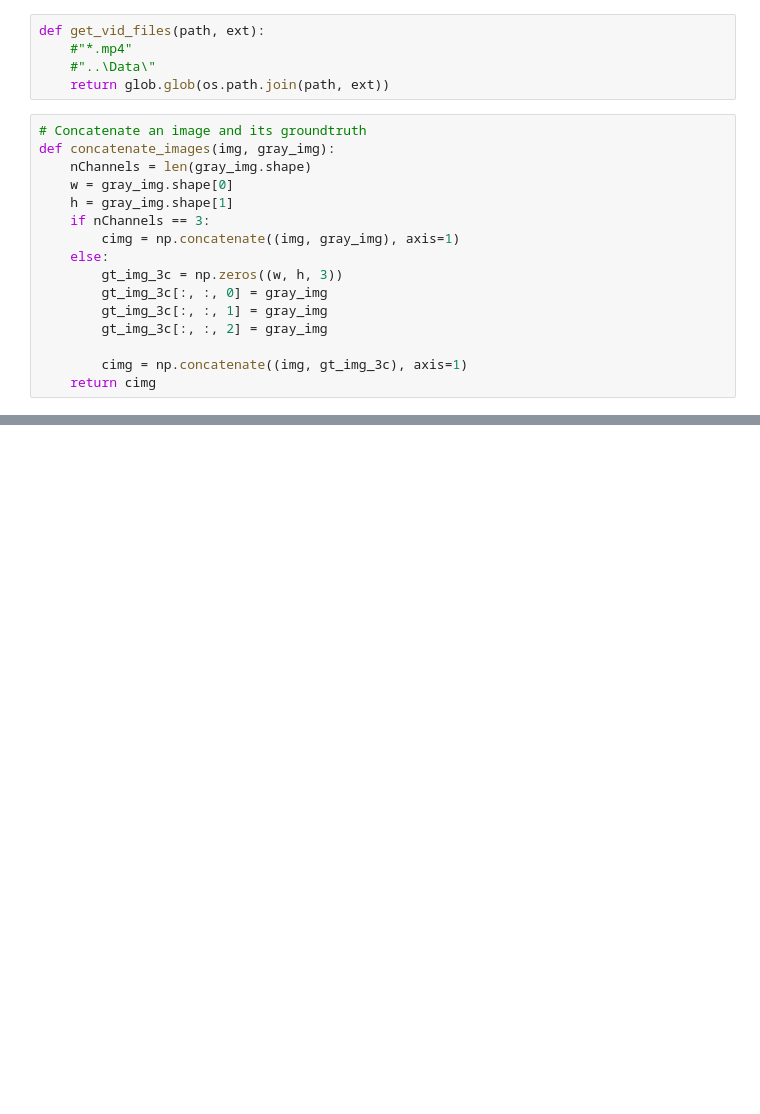
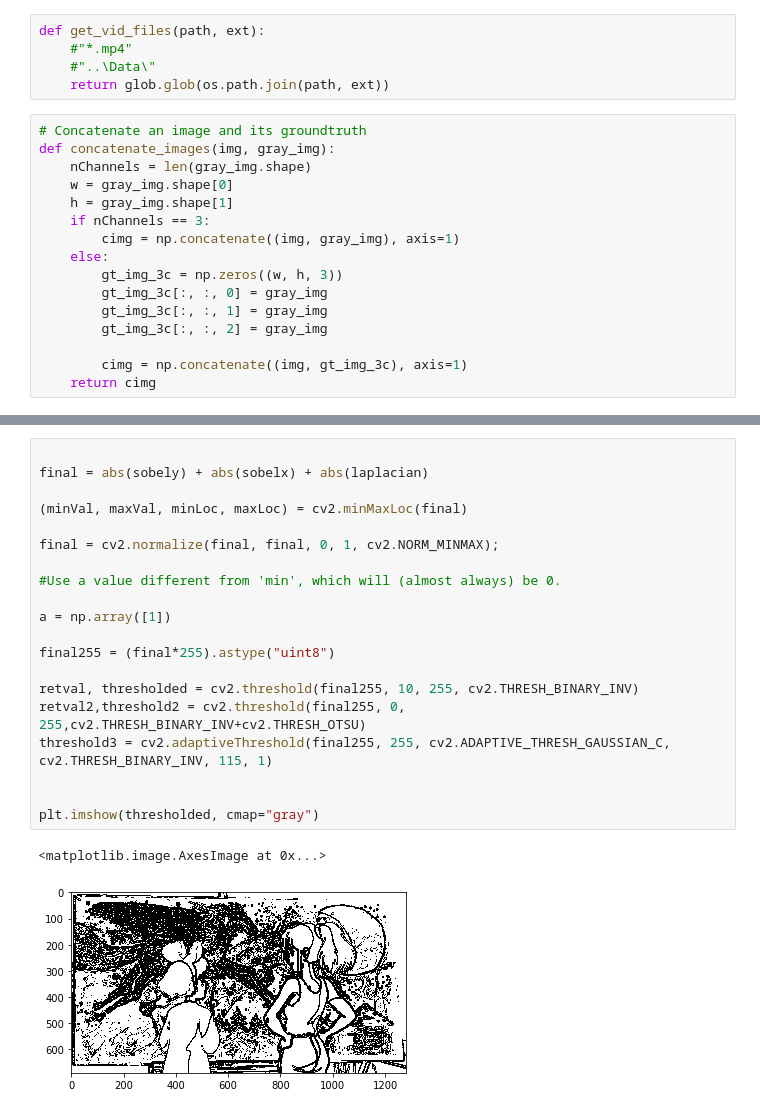
Before and after one commit to Ahaeflig/Colorist, a Jupyter notebook: Code/DatasetBuilder.ipynb, the cells around one changed output, grey strips where cells are left out. Cells and saved outputs as stored; diff of their text form; blank space fills up the shorter version.

```diff
--- a/Code/DatasetBuilder.ipynb
+++ b/Code/DatasetBuilder.ipynb
@@ -176,0 +171,23 @@ for f in files and files2:
+# %%
+
+final = abs(sobely) + abs(sobelx) + abs(laplacian)
+
+(minVal, maxVal, minLoc, maxLoc) = cv2.minMaxLoc(final)
+
+final = cv2.normalize(final, final, 0, 1, cv2.NORM_MINMAX);
+
+#Use a value different from 'min', which will (almost always) be 0.
+
+a = np.array([1])
+
+final255 = (final*255).astype("uint8")
+
+retval, thresholded = cv2.threshold(final255, 10, 255, cv2.THRESH_BINARY_INV)
+retval2,threshold2 = cv2.threshold(final255, 0, 255,cv2.THRESH_BINARY_INV+cv2.THRESH_OTSU)
+threshold3 = cv2.adaptiveThreshold(final255, 255, cv2.ADAPTIVE_THRESH_GAUSSIAN_C, cv2.THRESH_BINARY_INV, 115, 1)
+
+
+plt.imshow(thresholded, cmap="gray")
+# %% [output]
+<matplotlib.image.AxesImage at 0x...>
+[figure, added]
```
Also changed, not shown: parts of 22 cells of this notebook, 8 other files.
